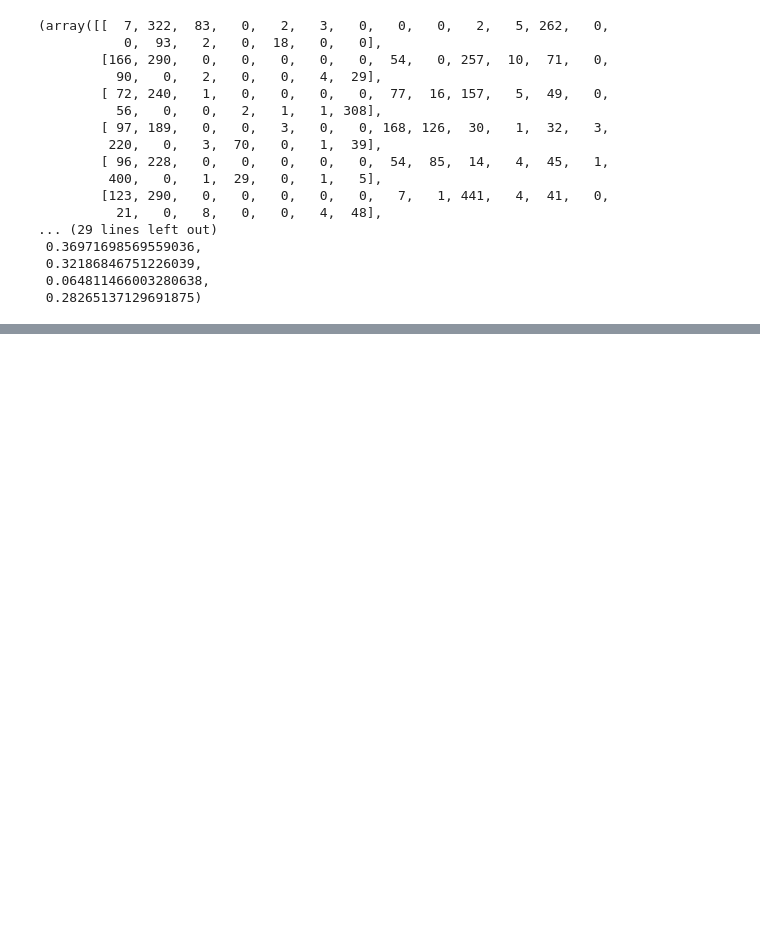
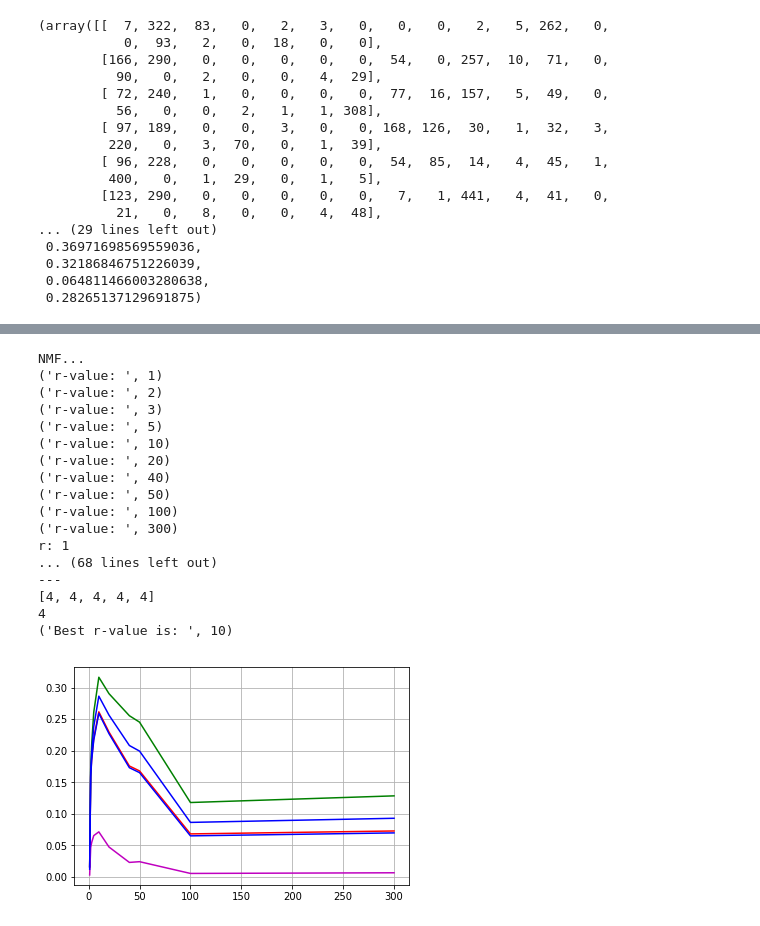
Before and after one commit to jdhurwitz/UCLA-EE219, a Jupyter notebook: Project2/project2.ipynb, the cells around one changed output, grey strips where cells are left out. Saved outputs shown, nothing was run; the diff lists cells and outputs as text; code cells hidden in the pictures; blank space fills up the shorter version.

```diff
--- a/Project2/project2.ipynb
+++ b/Project2/project2.ipynb
@@ -815,0 +874,76 @@ get_scores(ytrue, ypred_40)
+# %%
+print("NMF...")
+contingency_matrices = []
+h_vals = []
+c_vals = []
+v_vals = []
+rand_vals = []
+mutual_vals = []
+# r_vals = [2,3,4,5]
+for r in r_vals:
+    print("r-value: ", r)
+    nmf = NMF(n_components=r)
+    train_nmf = nmf.fit_transform(all_data_tfidf)
+
+    contin, h, c, v, rand, mutual = get_nmf_scores(num_components=r, train_nmf=train_nmf, test_nmf=None, trainy=ytrue, n_clusters=20)
+
+ #   print("contingency matrix for r=", r)
+#    print(contin)
+    contingency_matrices.append(contin)
+    h_vals.append(h)
+    c_vals.append(c)
+    v_vals.append(v)
+    rand_vals.append(rand)
+    mutual_vals.append(mutual)
+
+
+start_index = 0
+r_vals = r_vals[start_index:]
+h_vals = h_vals[start_index:]
+c_vals = c_vals[start_index:]
+v_vals = v_vals[start_index:]
+rand_vals = rand_vals[start_index:]
+mutual_vals = mutual_vals[start_index:]
+
+# print(h_vals)
+# print(c_vals)
+# print(v_vals)
+# print(rand_vals)
+# print(mutual_vals)
+
+for r, h, c, v, rand, mutual in zip(r_vals, h_vals, c_vals, v_vals, rand_vals, mutual_vals):
+    print("r: %i \n homogeneity=%.5f \n completeness=%.5f \n v-measure=%.5f \n adj rand index=%.5f \n adj mutual info=%.5f \n---" % (r, h, c, v, rand, mutual))
+
+
+res_list = [np.argmax(h_vals), np.argmax(c_vals), np.argmax(v_vals), np.argmax(rand_vals), np.argmax(mutual_vals)]
+print(res_list)
+# best_index = int(np.mean(res_list))
+best_index = np.bincount(res_list).argmax() # most frequent index
+print(best_index)
+
+print("Best r-value is: ", r_vals[best_index])
+plt.plot(r_vals, h_vals, 'r', label="homogenity")
+plt.plot(r_vals, c_vals, 'g', label="completeness score")
+plt.plot(r_vals, v_vals, 'b', label="v measure")
+plt.plot(r_vals, rand_vals, 'm', label="rand index")
+plt.plot(r_vals, mutual_vals, 'b', label="adjusted mutual information")
+plt.grid()
+# %% [output]
+NMF...
+('r-value: ', 1)
+('r-value: ', 2)
+('r-value: ', 3)
+('r-value: ', 5)
+('r-value: ', 10)
+('r-value: ', 20)
+('r-value: ', 40)
+('r-value: ', 50)
+('r-value: ', 100)
+('r-value: ', 300)
+r: 1
+... (68 lines left out)
+---
+[4, 4, 4, 4, 4]
+4
+('Best r-value is: ', 10)
+[figure, added]
```
Also changed, not shown: parts of 8 cells of this notebook.
